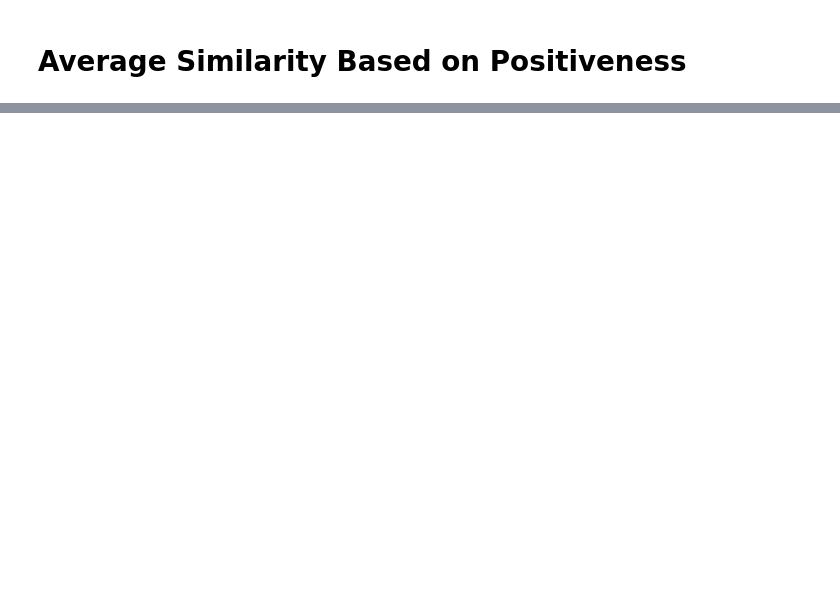
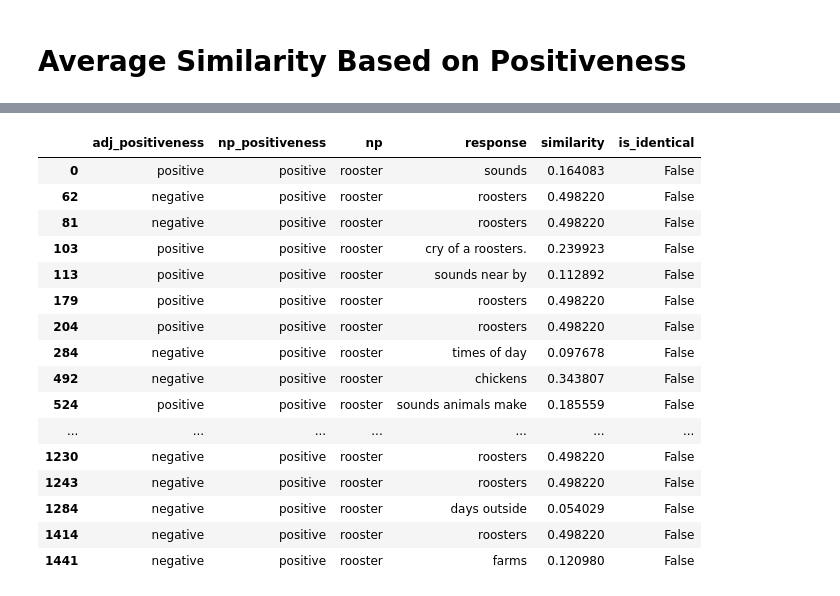
Before and after one commit to mhtess/comparison-class, a Jupyter notebook: analysis/Embedding Analysis.ipynb, the cells around one changed output, grey strips where cells are left out. Drawn from its saved outputs; the diff is of its cells as text; code cells hidden in the pictures; blank space fills up the shorter version.

```diff
--- a/analysis/Embedding Analysis.ipynb
+++ b/analysis/Embedding Analysis.ipynb
@@ -167,0 +225,18 @@ See the caveats in the documentation: http://pandas.pydata.org/pandas-docs/stabl
+# %%
+vars_to_keep = ['adj_positiveness', 'np_positiveness', 'np', 'response']
+with_identity = df[vars_to_keep]
+
+# Add similarity ratings
+with_identity = append_similarity(with_identity).dropna()
+
+
+with_identity['is_identical'] = with_identity['similarity'].apply(lambda sim: sim >= .85)
+
+with_identity['is_identical'].value_counts()
+
+close_enough = with_identity[with_identity['is_identical'] == True]
+
+close_enough = close_enough[close_enough['similarity'] < .90]
+
+
+close_enough
@@ -167,0 +264,36 @@ See the caveats in the documentation: http://pandas.pydata.org/pandas-docs/stabl
+# %%
+# Sort and subset the 5 most common NPs
+subset = with_identity.drop_duplicates()['np'].tolist()[:10]
+with_identity = with_identity[with_identity['np'].isin(subset)]
+
+
+with_identity[with_identity['np'] == 'rooster']
+
+
+# # Plot with/without hue
+# sns.set(style = 'whitegrid')
+
+# fig, ax1 = plt.subplots(1,1)
+# fig.set_size_inches(18, 10)
+
+# ax = sns.barplot(x="np", y="is_identical", data = with_identity, ax = ax1)
+
+# plt.show()
+# %% [output]
+|  | adj_positiveness | np_positiveness | np | response | similarity | is_identical |
+| 0 | positive | positive | rooster | sounds | 0.164083 | False |
+| 62 | negative | positive | rooster | roosters | 0.498220 | False |
+| 81 | negative | positive | rooster | roosters | 0.498220 | False |
+| 103 | positive | positive | rooster | cry of a roosters. | 0.239923 | False |
+| 113 | positive | positive | rooster | sounds near by | 0.112892 | False |
+| 179 | positive | positive | rooster | roosters | 0.498220 | False |
+| 204 | positive | positive | rooster | roosters | 0.498220 | False |
+| 284 | negative | positive | rooster | times of day | 0.097678 | False |
+| 492 | negative | positive | rooster | chickens | 0.343807 | False |
+| 524 | positive | positive | rooster | sounds animals make | 0.185559 | False |
+| ... | ... | ... | ... | ... | ... | ... |
+| 1230 | negative | positive | rooster | roosters | 0.498220 | False |
+| 1243 | negative | positive | rooster | roosters | 0.498220 | False |
+| 1284 | negative | positive | rooster | days outside | 0.054029 | False |
+| 1414 | negative | positive | rooster | roosters | 0.498220 | False |
+| 1441 | negative | positive | rooster | farms | 0.120980 | False |
```
Also changed, not shown: parts of 8 cells of this notebook.
